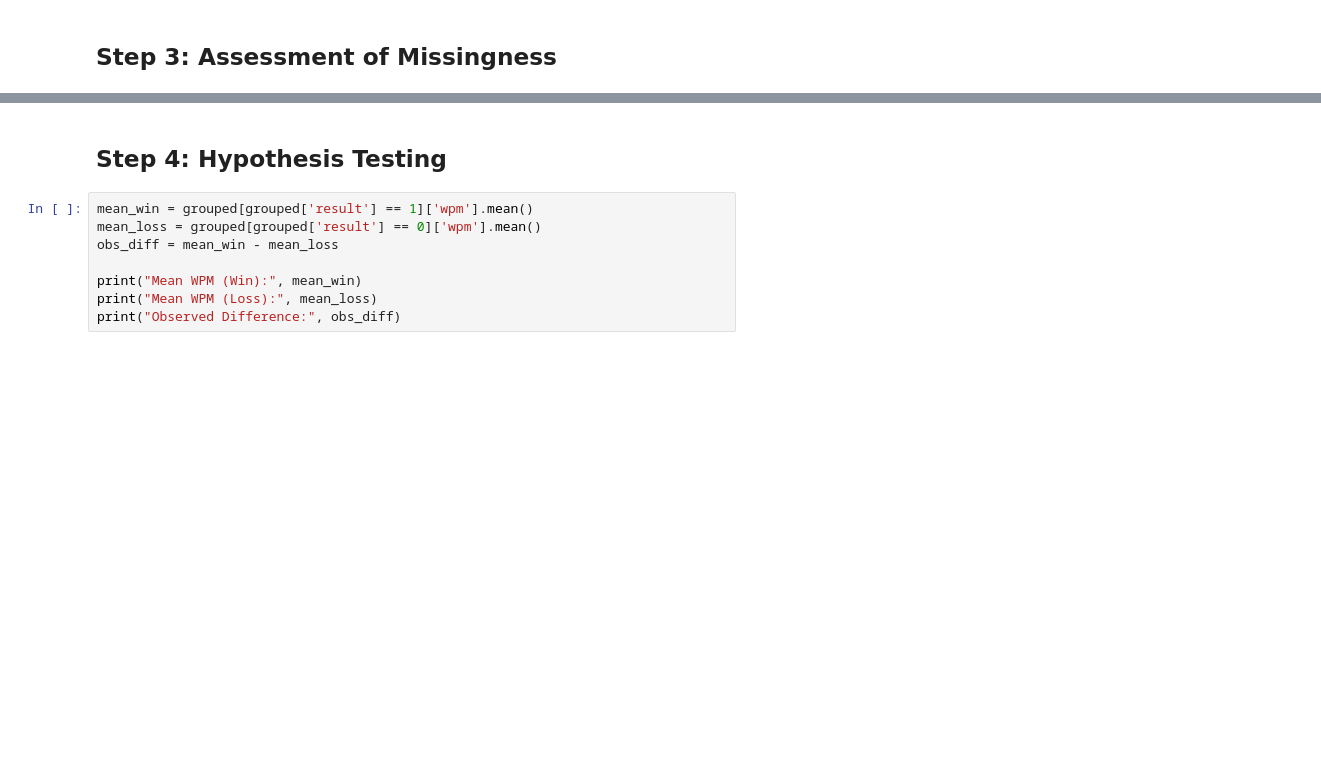
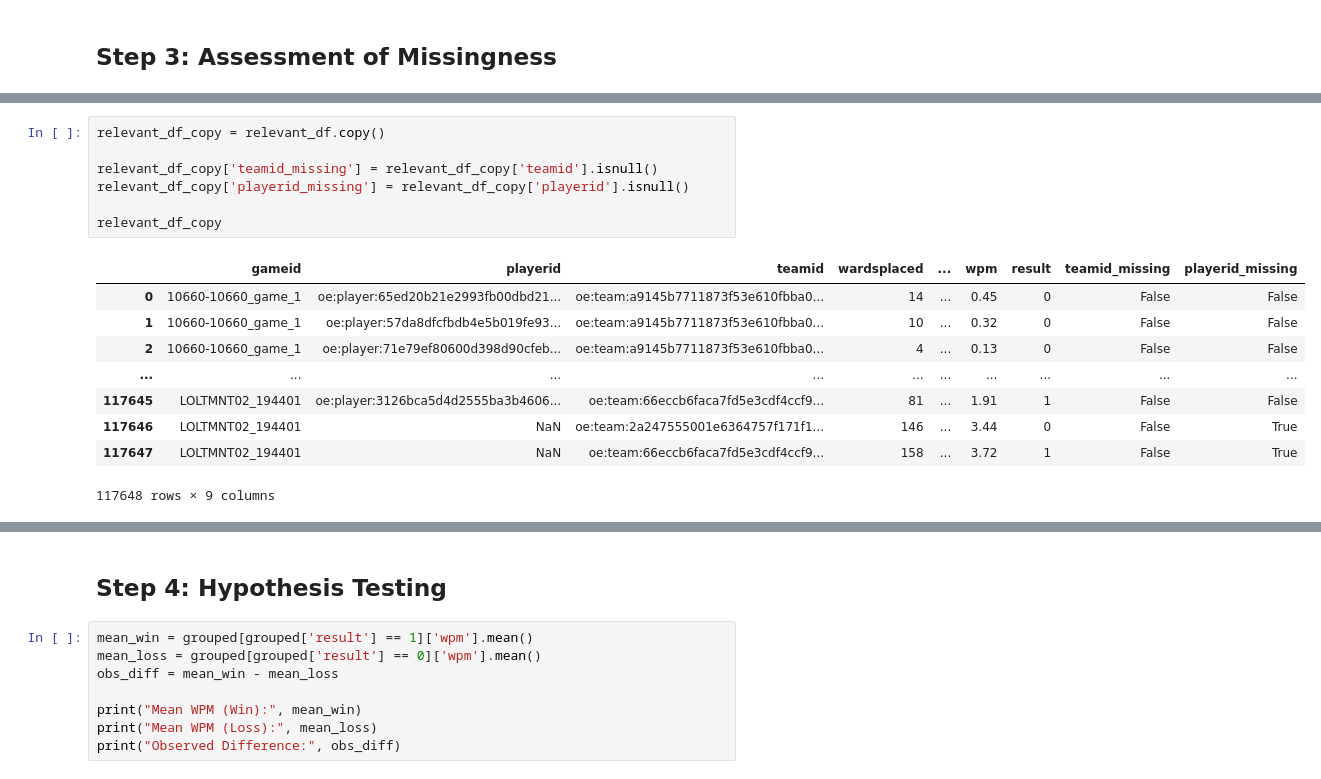
Before and after one commit to j2doan/LeagueofLegends, a Jupyter notebook: notebooks/League_of_Legends_Ward_Correlation_Analysis.ipynb, the cells around one changed output, grey strips where cells are left out. Drawn from its saved outputs; the diff is of its cells as text; blank space fills up the shorter version.

```diff
--- a/notebooks/League_of_Legends_Ward_Correlation_Analysis.ipynb
+++ b/notebooks/League_of_Legends_Ward_Correlation_Analysis.ipynb
@@ -236,0 +316,17 @@ No artists with labels found to put in legend.  Note that artists whose label st
+# %%
+relevant_df_copy = relevant_df.copy()
+
+relevant_df_copy['teamid_missing'] = relevant_df_copy['teamid'].isnull()
+relevant_df_copy['playerid_missing'] = relevant_df_copy['playerid'].isnull()
+
+relevant_df_copy
+# %% [output]
+|  | gameid | playerid | teamid | wardsplaced | ... | wpm | result | teamid_missing | playerid_missing |
+| 0 | 10660-10660_game_1 | oe:player:65ed20b21e2993fb00dbd21... | oe:team:a9145b7711873f53e610fbba0... | 14 | ... | 0.45 | 0 | False | False |
+| 1 | 10660-10660_game_1 | oe:player:57da8dfcfbdb4e5b019fe93... | oe:team:a9145b7711873f53e610fbba0... | 10 | ... | 0.32 | 0 | False | False |
+| 2 | 10660-10660_game_1 | oe:player:71e79ef80600d398d90cfeb... | oe:team:a9145b7711873f53e610fbba0... | 4 | ... | 0.13 | 0 | False | False |
+| ... | ... | ... | ... | ... | ... | ... | ... | ... | ... |
+| 117645 | LOLTMNT02_194401 | oe:player:3126bca5d4d2555ba3b4606... | oe:team:66eccb6faca7fd5e3cdf4ccf9... | 81 | ... | 1.91 | 1 | False | False |
+| 117646 | LOLTMNT02_194401 | NaN | oe:team:2a247555001e6364757f171f1... | 146 | ... | 3.44 | 0 | False | True |
+| 117647 | LOLTMNT02_194401 | NaN | oe:team:66eccb6faca7fd5e3cdf4ccf9... | 158 | ... | 3.72 | 1 | False | True |
+117648 rows × 9 columns
```
Also changed, not shown: parts of 18 cells of this notebook.
